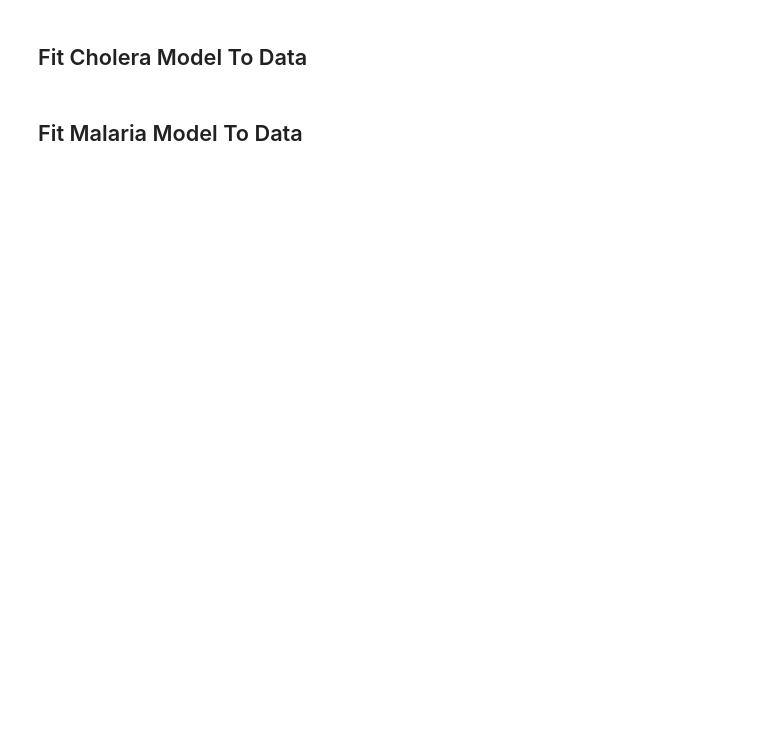
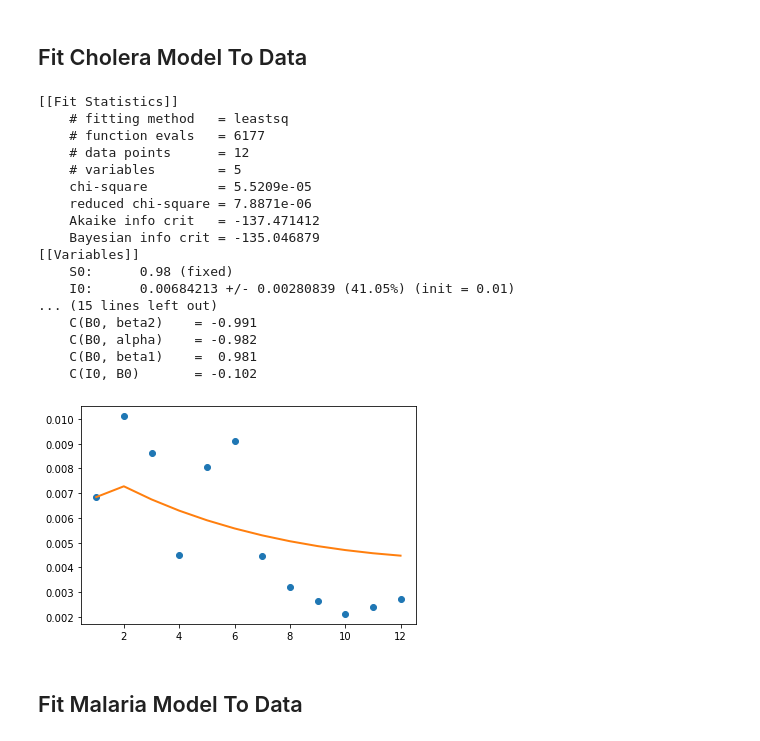
Before and after one commit to OCHA-DAP/pa-infectious-disease-modeling, a Jupyter notebook: FittingCholeraMalariaSomalia.ipynb, the cells around one changed output. Cells and saved outputs as stored; diff of their text form; code cells hidden in the pictures; blank space fills up the shorter version.

Commit message:
national level simulations

```diff
--- a/FittingCholeraMalariaSomalia.ipynb
+++ b/FittingCholeraMalariaSomalia.ipynb
@@ -7,22 +7,32 @@ import matplotlib.pyplot as plt
 ## Fit Cholera Model To Data
 # %%
 regionalData = {}
+popFactors = {}
 
-# Select Region.  Options "Banadir", "Hiran", "Bay","Middle Shabelle"
+# Select Region.  Options "Banadir", "Hiran", "Bay","Middle Shabelle" or "National"
 # The data below are for January 2020 - December 2020
-Region = "Banadir"
+Region = "National"
+
+# National
+regionalData['National'] = [684, 1011, 864, 451, 805, 909, 447, 322, 264, 212, 238, 274]
+# popFactors['National'] = 12327530
+popFactors['National'] = 100000
 
 # Banadir
 regionalData['Banadir'] = [454, 444, 387, 307, 690, 530, 280, 207, 179, 131, 151, 187]
+popFactors['Banadir'] = 100000
 
 #Hiran
 regionalData['Hiran'] = [189,393,199,40,29,54,22,0,0,0,0,0]
+popFactors['Hiran'] = 100000
 
 #Bay
 regionalData['Bay'] = [0,0,0,0,86,285,118,115,85,81,87,87]
+popFactors['Bay'] = 100000
 
 #Middle Shabelle
 regionalData['MiddleShabelle'] = [0,174,278,104,0,0,0,0,0,0,0,0]
+popFactors['MiddleShabelle'] = 100000
 # %%
 def recovery(params, I):
     return params["gamma0"] + (params["gamma1"] - params["gamma0"]) * (
@@ -55,32 +65,51 @@ def residual(ps, ts, data):
 
 t = np.linspace(1, 12, 12)
 data = regionalData[Region]
-popFactor = 100000
+popFactor = popFactors[Region]
 
 data[:] = [x / popFactor for x in data]
 
 # set parameters incluing bounds
 params = Parameters()
 params.add('S0', value=0.98,vary=False)
 params.add('I0', value= 0.01,vary=True)
 params.add('R0', value= 0.01, vary=False)
 params.add('B0', value= 1, vary=True)
 params.add('alpha', value=10.0, min = 5, max = 15, vary=True)
 params.add('beta1', value=0.107, min=0.05, max = 0.2, vary=True)
 params.add('beta2', value=0.22, min = 0.1, max = 0.6, vary=True)
 params.add('gamma0', value=0.015, vary=False)
 params.add('gamma1', value=0.09, vary=False)
 params.add('delta', value=30, vary=False)
 params.add('m', value=0.06, vary=False)
 params.add('bhat', value=20, vary=False)
 params.add('khat', value=1, vary=False)
 
 # fit model and find predicted values
 result = minimize(residual, params, args=(t, data), method='leastsq')
 final = data + result.residual
 
 # plot data and fitted curves
 plt.plot(t, data, 'o')
 plt.plot(t, final, '-', linewidth=2);
 
 report_fit(result)
+# %% [output]
+[[Fit Statistics]]
+    # fitting method   = leastsq
+    # function evals   = 6177
+    # data points      = 12
+    # variables        = 5
+    chi-square         = 5.5209e-05
+    reduced chi-square = 7.8871e-06
+    Akaike info crit   = -137.471412
+    Bayesian info crit = -135.046879
+[[Variables]]
+    S0:      0.98 (fixed)
+    I0:      0.00684213 +/- 0.00280839 (41.05%) (init = 0.01)
+... (15 lines left out)
+    C(B0, beta2)    = -0.991
+    C(B0, alpha)    = -0.982
+    C(B0, beta1)    =  0.981
+    C(I0, B0)       = -0.102
+[figure, added]
```
Also changed, not shown: parts of 3 cells of this notebook, 2 other files.
